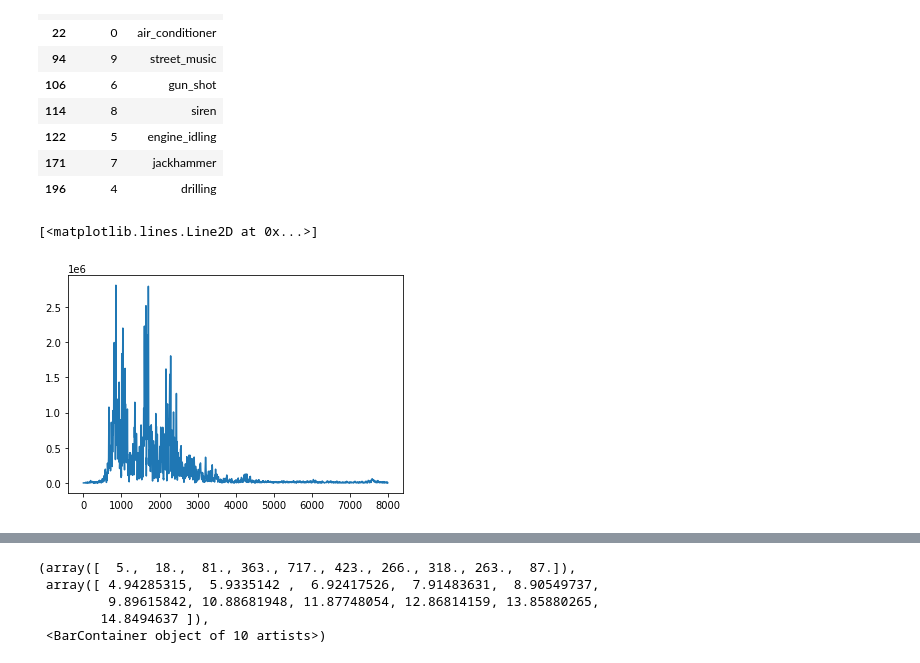
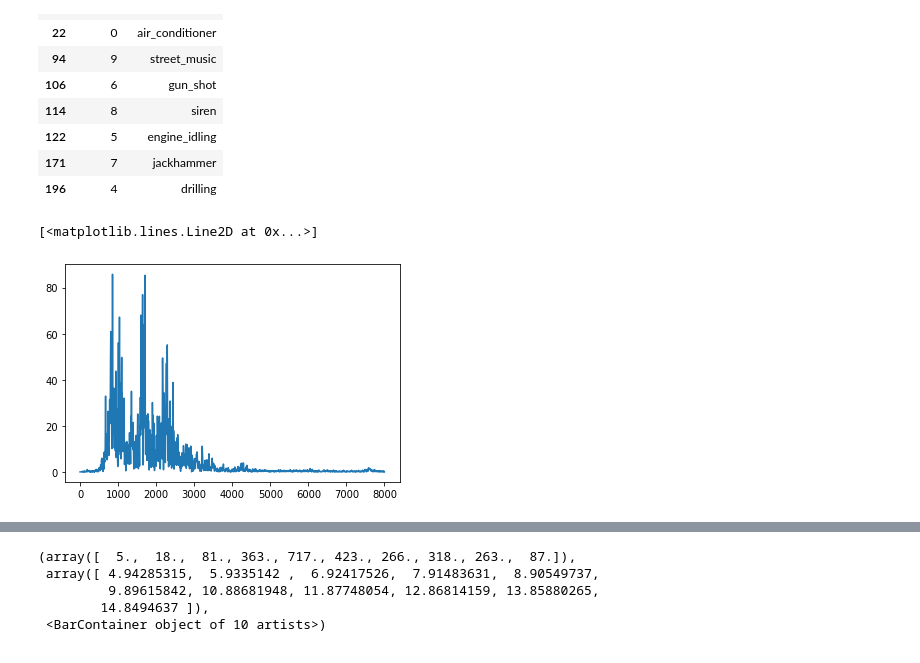
Before and after one commit to axelth/us8kdata, a Jupyter notebook: notebooks/first_data_exploration.ipynb, the cells around one changed output, grey strips where cells are left out. Saved outputs shown, nothing was run; the diff lists cells and outputs as text; code cells hidden in the pictures.

```diff
--- a/notebooks/first_data_exploration.ipynb
+++ b/notebooks/first_data_exploration.ipynb
@@ -70,13 +86,15 @@ metadata_df.iloc[:,-2:].drop_duplicates()
 | 122 | 5 | engine_idling |
 | 171 | 7 | jackhammer |
 | 196 | 4 | drilling |
+# %%
+lwav, lsr = librosa.load(path_builder(*metadata_df.iloc[0,[0,-3]]), sr=16000)
 # %%
 tsr, twav = wavfile.read(path_builder(*metadata_df.iloc[0,[0,-3]]))
 # %%
-ty = rfft(twav)
-tx = rfftfreq(twav.shape[0], 1/tsr)
+ty = rfft(lwav)
+tx = rfftfreq(lwav.shape[0], 1/lsr)
 
 plt.plot(tx, np.abs(ty))
 # %% [output]
 [<matplotlib.lines.Line2D at 0x...>]
-[figure, old version]
+[figure, new version]
```
Also changed, not shown: parts of 21 cells of this notebook.
